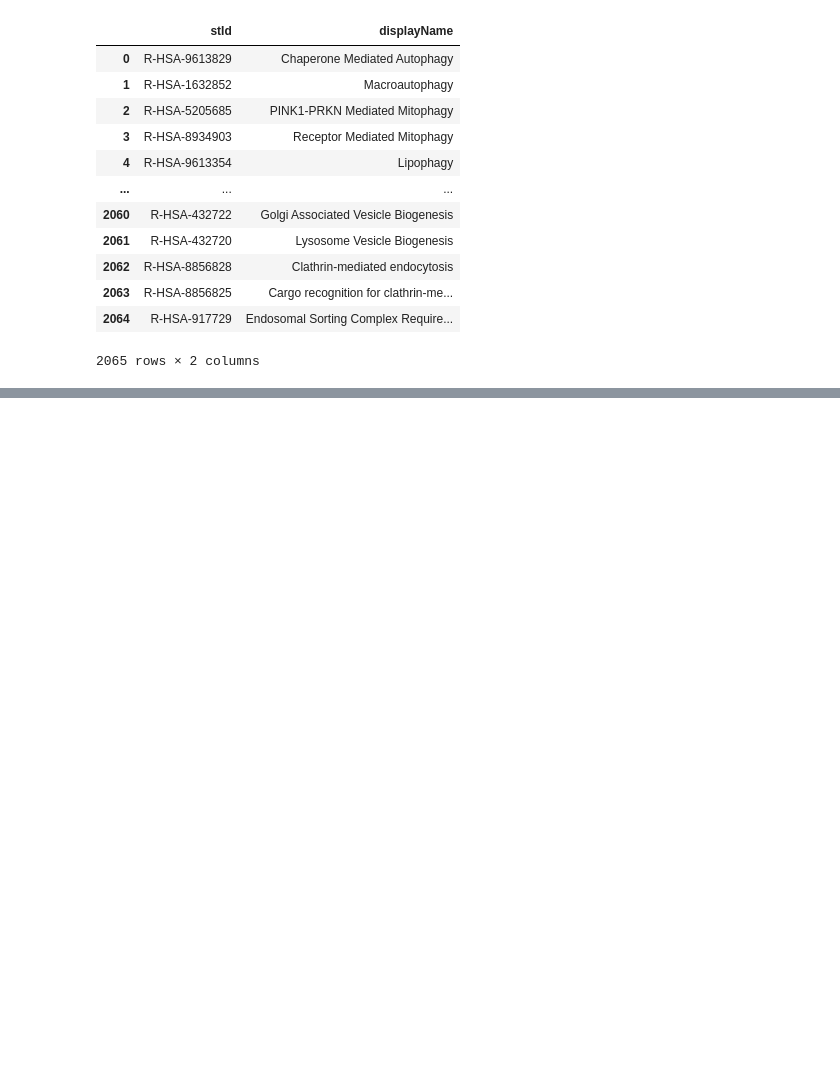
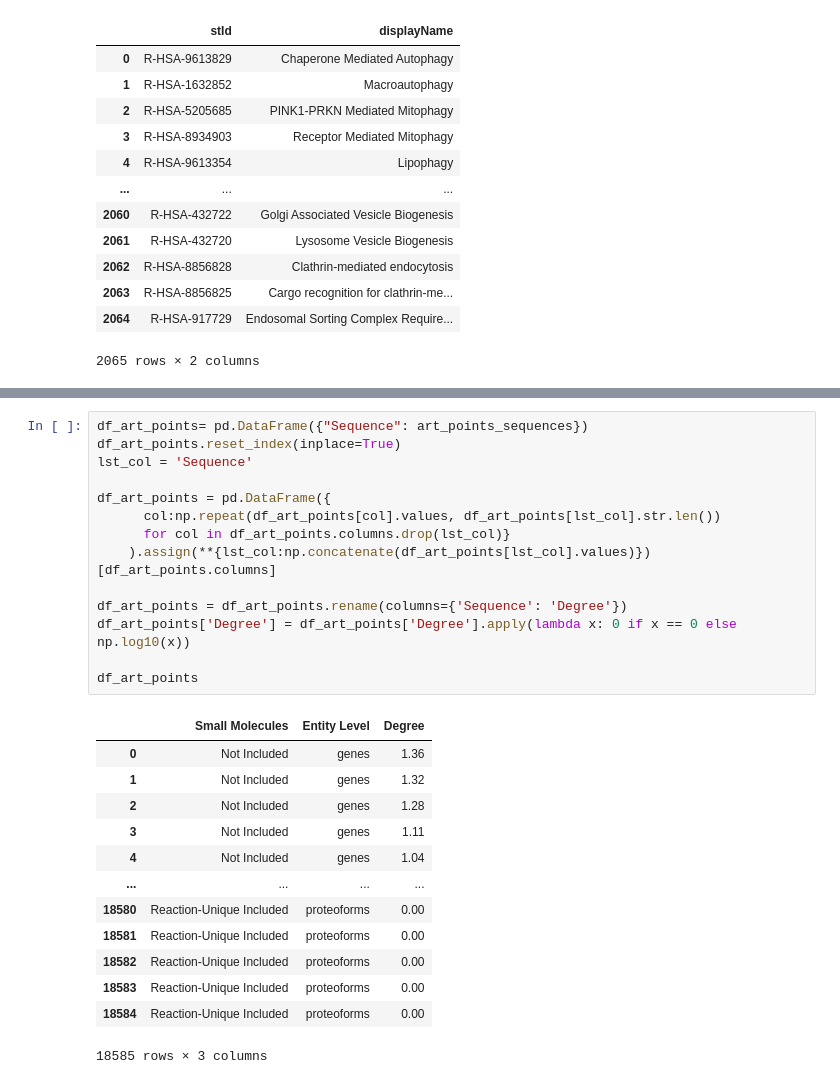
Before and after one commit to PathwayAnalysisPlatform/ProteoformNetworks, a Jupyter notebook: src/Python/analysis_1_network_topology.ipynb, the cells around one changed output, grey strips where cells are left out. Drawn from its saved outputs; the diff is of its cells as text; blank space fills up the shorter version.

```diff
--- a/src/Python/analysis_1_network_topology.ipynb
+++ b/src/Python/analysis_1_network_topology.ipynb
@@ -542,0 +607,28 @@ dtype: object
+# %%
+df_art_points= pd.DataFrame({"Sequence": art_points_sequences})
+df_art_points.reset_index(inplace=True)
+lst_col = 'Sequence'
+
+df_art_points = pd.DataFrame({
+      col:np.repeat(df_art_points[col].values, df_art_points[lst_col].str.len())
+      for col in df_art_points.columns.drop(lst_col)}
+    ).assign(**{lst_col:np.concatenate(df_art_points[lst_col].values)})[df_art_points.columns]
+
+df_art_points = df_art_points.rename(columns={'Sequence': 'Degree'})
+df_art_points['Degree'] = df_art_points['Degree'].apply(lambda x: 0 if x == 0 else np.log10(x))
+
+df_art_points
+# %% [output]
+|  | Small Molecules | Entity Level | Degree |
+| 0 | Not Included | genes | 1.36 |
+| 1 | Not Included | genes | 1.32 |
+| 2 | Not Included | genes | 1.28 |
+| 3 | Not Included | genes | 1.11 |
+| 4 | Not Included | genes | 1.04 |
+| ... | ... | ... | ... |
+| 18580 | Reaction-Unique Included | proteoforms | 0.00 |
+| 18581 | Reaction-Unique Included | proteoforms | 0.00 |
+| 18582 | Reaction-Unique Included | proteoforms | 0.00 |
+| 18583 | Reaction-Unique Included | proteoforms | 0.00 |
+| 18584 | Reaction-Unique Included | proteoforms | 0.00 |
+18585 rows × 3 columns
```
Also changed, not shown: parts of 5 cells of this notebook, 1 other file.
